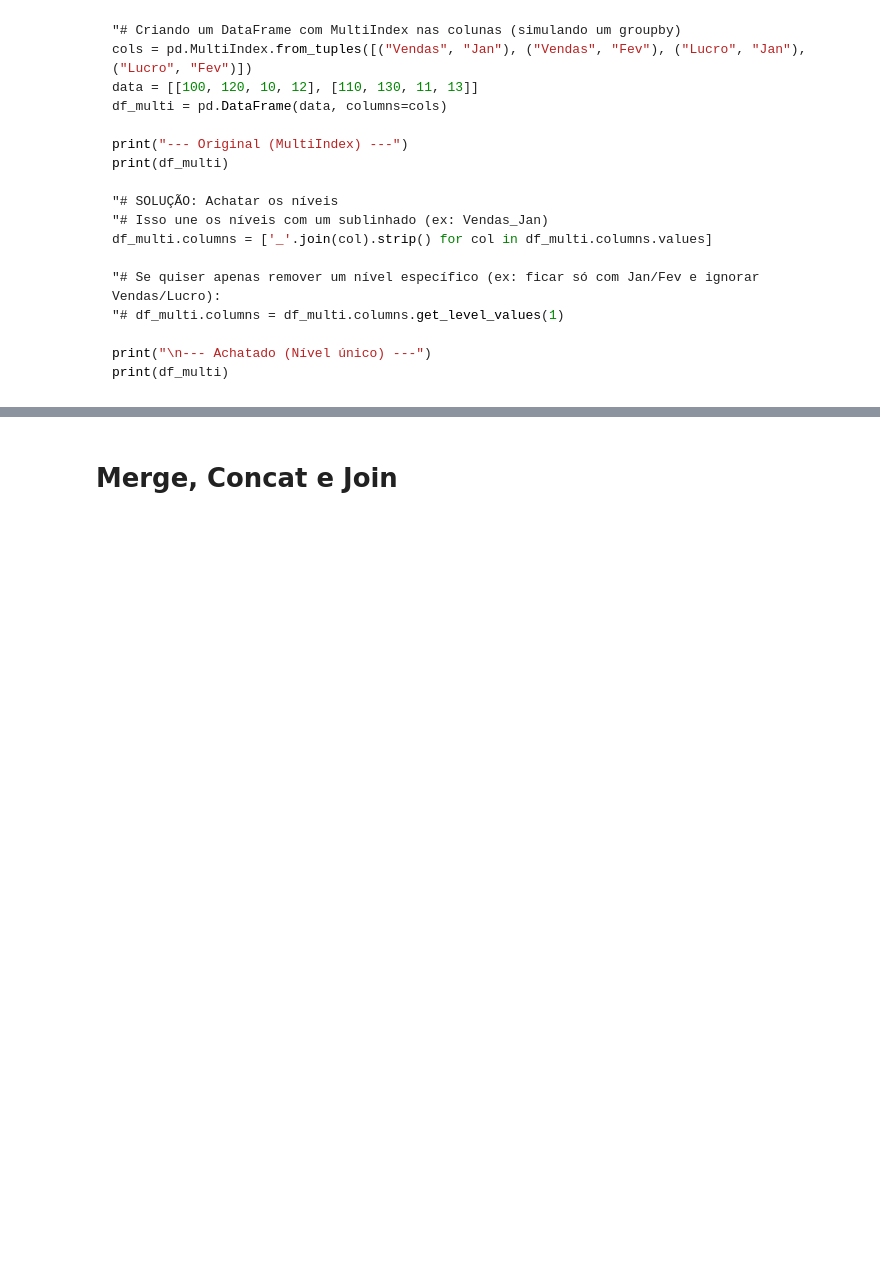
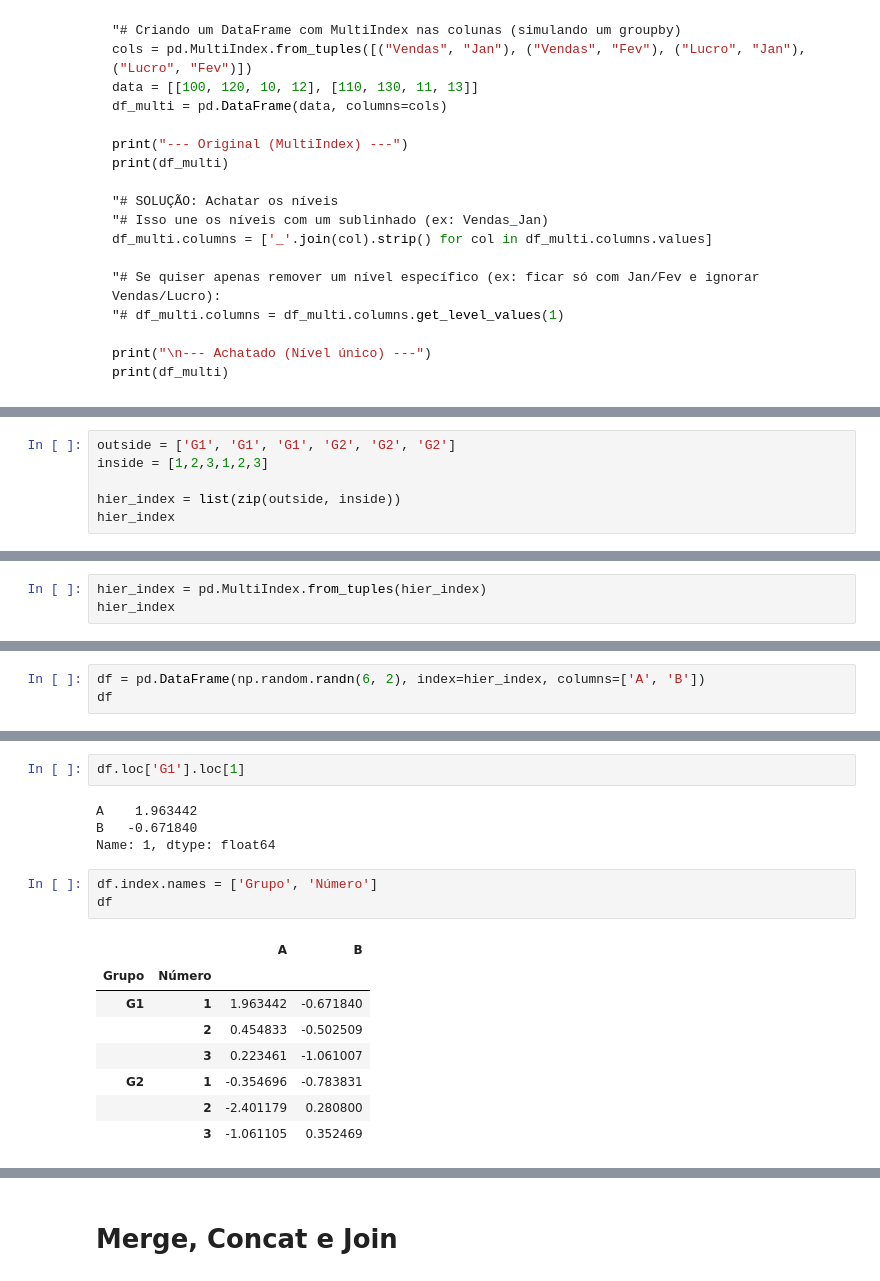
Before and after one commit to Luccipriano/Asimov-Academy, a Jupyter notebook: Python/Analisando Dados com Pandas e SQL/Execucao_curso/aulas_teoricas.ipynb, the cells around one changed output, grey strips where cells are left out. Saved outputs shown, nothing was run; the diff lists cells and outputs as text; blank space fills up the shorter version.

```diff
--- a/Python/Analisando Dados com Pandas e SQL/Execucao_curso/aulas_teoricas.ipynb
+++ b/Python/Analisando Dados com Pandas e SQL/Execucao_curso/aulas_teoricas.ipynb
@@ -355,0 +356,6 @@ print(df_multi)
+# %%
+outside = ['G1', 'G1', 'G1', 'G2', 'G2', 'G2']
+inside = [1,2,3,1,2,3]
+
+hier_index = list(zip(outside, inside))
+hier_index
@@ -355,0 +364,3 @@ print(df_multi)
+# %%
+hier_index = pd.MultiIndex.from_tuples(hier_index)
+hier_index
@@ -355,0 +375,3 @@ print(df_multi)
+# %%
+df = pd.DataFrame(np.random.randn(6, 2), index=hier_index, columns=['A', 'B'])
+df
@@ -355,0 +393,18 @@ print(df_multi)
+# %%
+df.loc['G1'].loc[1]
+# %% [output]
+A    1.963442
+B   -0.671840
+Name: 1, dtype: float64
+# %%
+df.index.names = ['Grupo', 'Número']
+df
+# %% [output]
+|  |  | A | B |
+| Grupo | Número |  |  |
+| G1 | 1 | 1.963442 | -0.671840 |
+|  | 2 | 0.454833 | -0.502509 |
+|  | 3 | 0.223461 | -1.061007 |
+| G2 | 1 | -0.354696 | -0.783831 |
+|  | 2 | -2.401179 | 0.280800 |
+|  | 3 | -1.061105 | 0.352469 |
```
Also changed, not shown: parts of 59 cells of this notebook, 2 other files.
